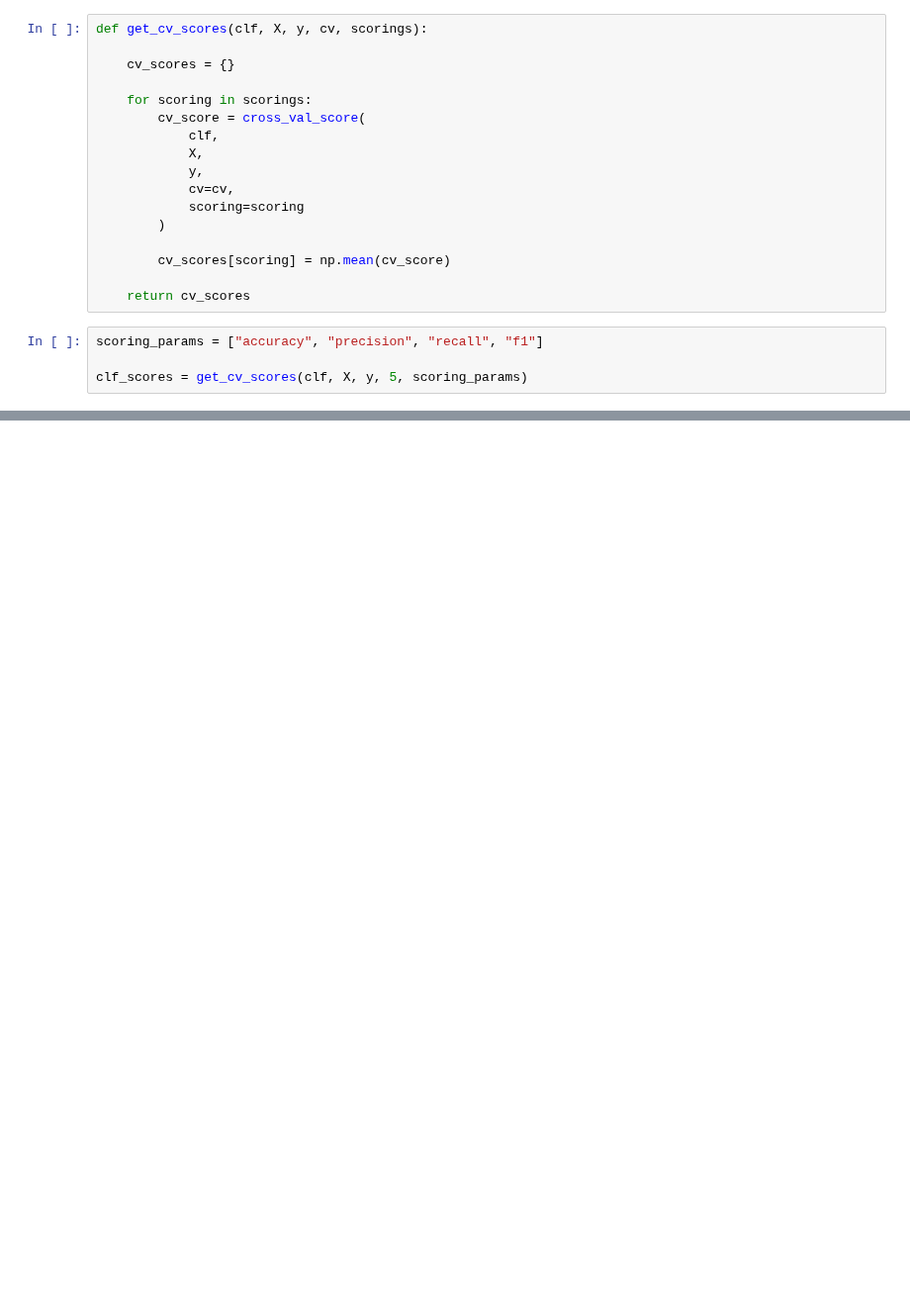
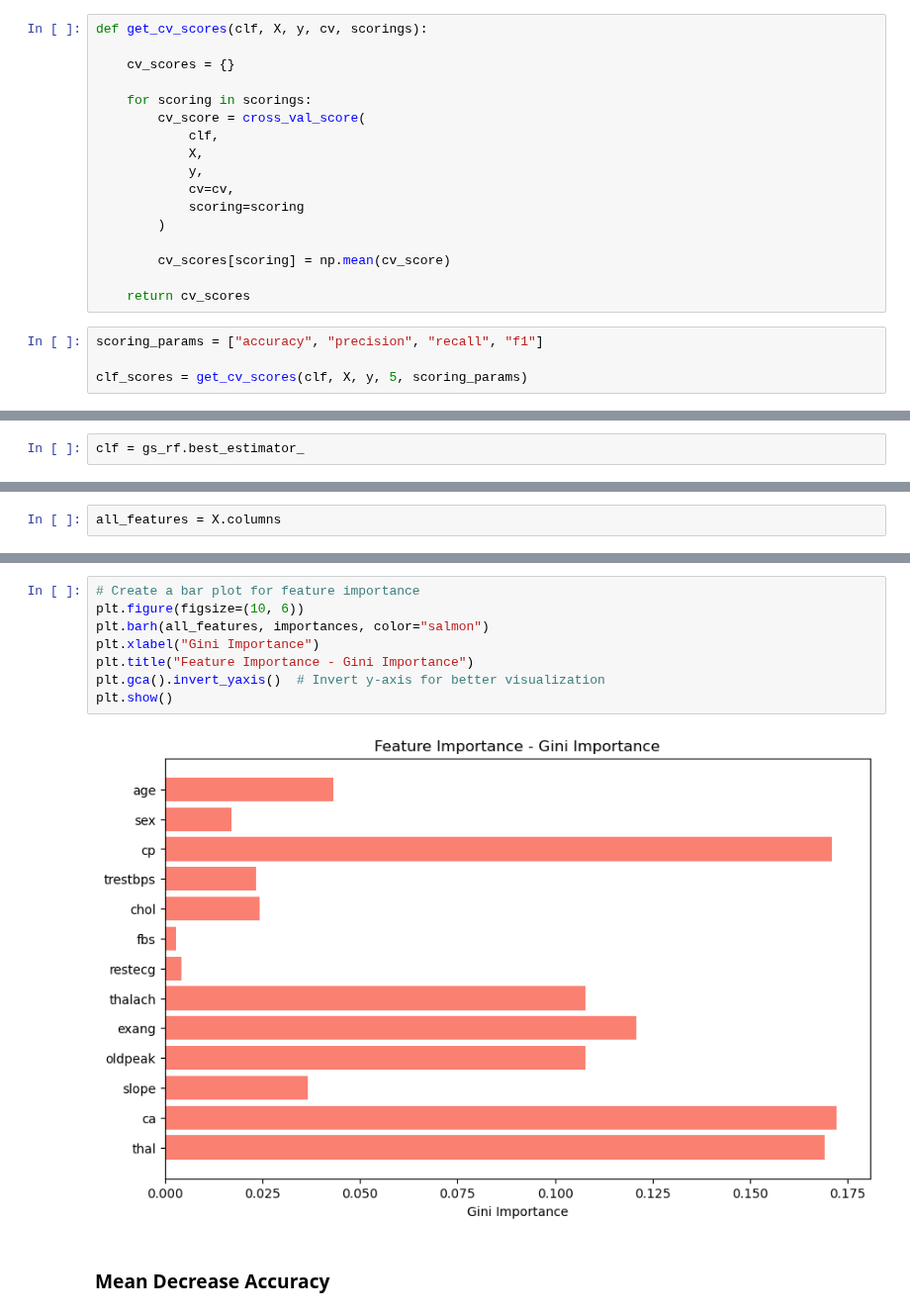
Before and after one commit to Ayush-2001-Dhanraj/heart_disease_classifier, a Jupyter notebook: index.ipynb, the cells around one changed output, grey strips where cells are left out. Shown at 99% size. Cells and saved outputs as stored; diff of their text form; blank space fills up the shorter version.

```diff
--- a/index.ipynb
+++ b/index.ipynb
@@ -755,0 +769,2 @@ plt.xticks(rotation = 0)
+# %%
+clf = gs_rf.best_estimator_
@@ -755,0 +780,2 @@ plt.xticks(rotation = 0)
+# %%
+all_features = X.columns
@@ -755,0 +802,12 @@ plt.xticks(rotation = 0)
+# %%
+# Create a bar plot for feature importance
+plt.figure(figsize=(10, 6))
+plt.barh(all_features, importances, color="salmon")
+plt.xlabel("Gini Importance")
+plt.title("Feature Importance - Gini Importance")
+plt.gca().invert_yaxis()  # Invert y-axis for better visualization
+plt.show()
+# %% [output]
+[figure, added]
+# %% [markdown]
+### Mean Decrease Accuracy
```
Also changed, not shown: parts of 33 cells of this notebook.
